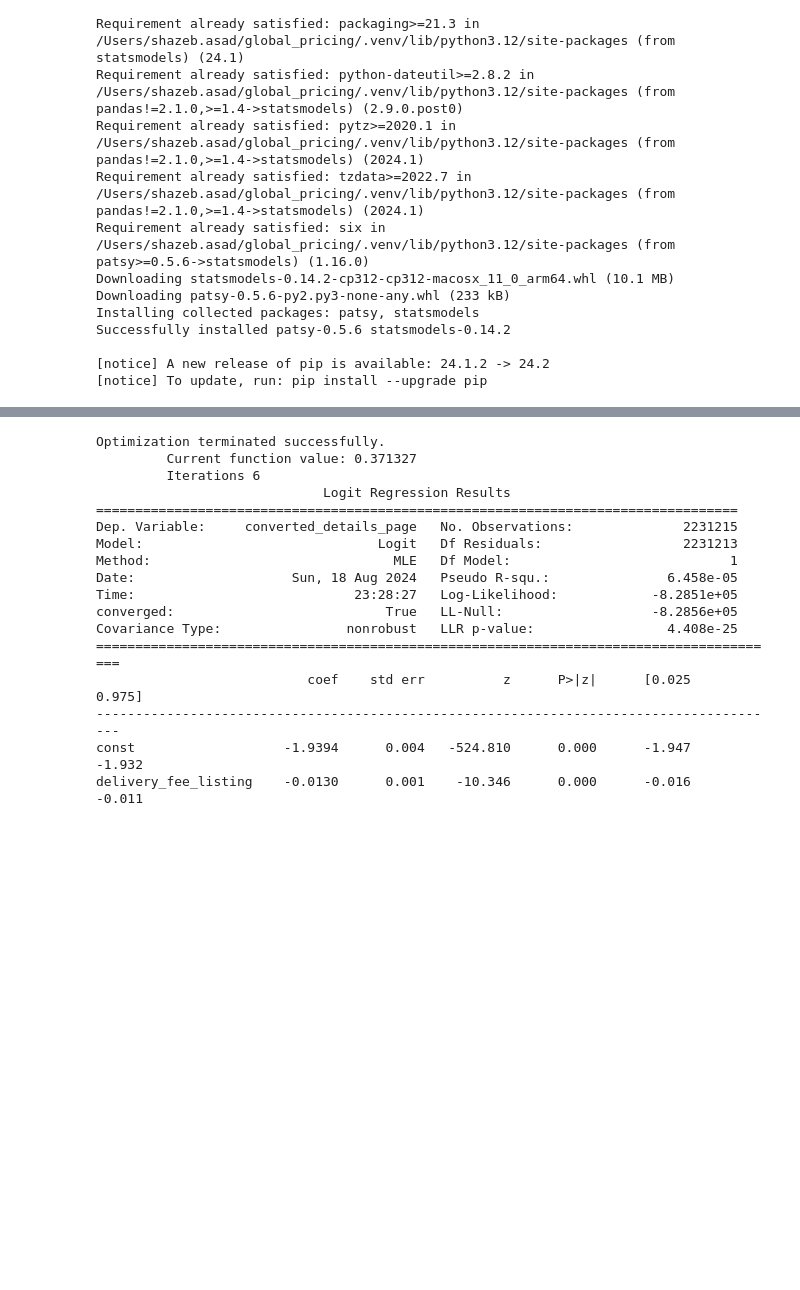
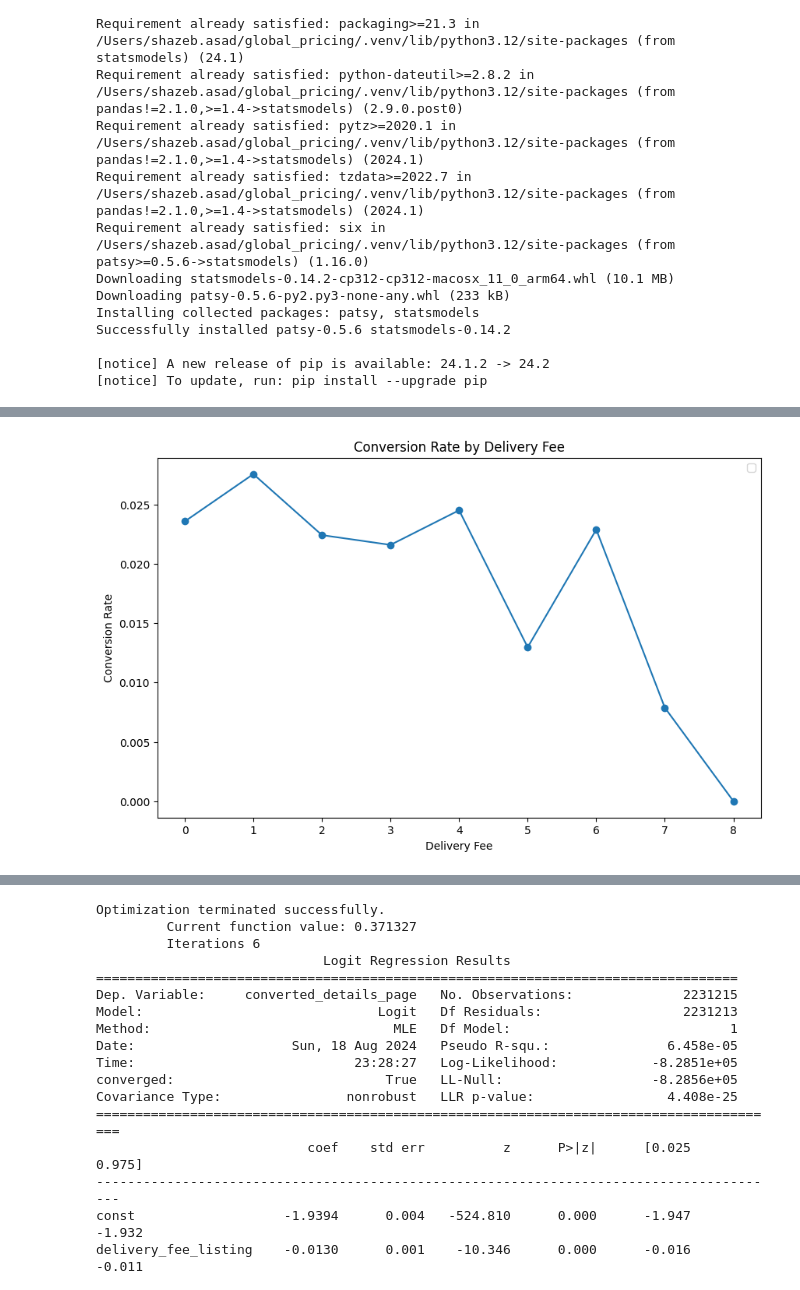
Before and after one commit to shazebasad-dh/https---github.com-deliveryhero-global_pricing, a Jupyter notebook: team/Shazeb/Impressions_data/analysis.ipynb, the cells around one changed output, grey strips where cells are left out. Drawn from its saved outputs; the diff is of its cells as text; code cells hidden in the pictures; blank space fills up the shorter version.

```diff
--- a/team/Shazeb/Impressions_data/analysis.ipynb
+++ b/team/Shazeb/Impressions_data/analysis.ipynb
@@ -122,21 +122,26 @@ def impression_details():
             ,session_key
             ,perseus_session_id
             ,shopId
+            ,category_id
             ,df_impressions
         from (
         SELECT  session_key
-                ,COALESCE(global_entity_id,json_value(eventVariables_json, "$.globalEntityId") ) AS global_entity_id
+                ,COALESCE(pe.global_entity_id,json_value(eventVariables_json, "$.globalEntityId") ) AS global_entity_id
                 ,platform AS platform
                 ,sessionId AS perseus_session_id
                 ,ROW_NUMBER() OVER (PARTITION BY session_key,shopId ORDER BY event_timestamp_local) row_num
                 ,COALESCE(shopId,json_value(eventVariables_json, "$.shopId") ) AS shopId
+                ,category.global_category_id category_id
                 ,coalesce(json_value(eventVariables_json, "$.vendorDeliveryFee"), json_value(eventVariables_json, "$.shopDeliveryFee")) df_raw
                 ,coalesce(CAST(NULLIF(REGEXP_EXTRACT(coalesce(json_value(eventVariables_json, "$.vendorDeliveryFee"), json_value(eventVariables_json, "$.shopDeliveryFee")),  r'([0-9]+\.?[0-9]*)'), '') AS FLOAT64),0) df_impressions
-        FROM `fulfillment-dwh-production.curated_data_shared_coredata_tracking.perseus_events`
+        FROM `fulfillment-dwh-production.curated_data_shared_coredata_tracking.perseus_events` pe
+        LEFT JOIN `fulfillment-dwh-production.curated_data_shared_coredata_business.vendors` v on v.vendor_id = COALESCE(shopId,json_value(eventVariables_json, "$.shopId") )
+        LEFT JOIN UNNEST(v.categories) AS category
         WHERE partition_date BETWEEN '2024-06-01' and '2024-06-03'
                 AND eventAction = 'shop_impressions.loaded'
                 AND screenType = 'shop_list'
-                AND global_entity_id IN ('MJM_AT')
+                AND pe.global_entity_id IN ('MJM_AT')
+                and category.is_main_category = True and category.global_category_id is not null
                 --AND session_key = "+1AKPADvqmx7KBN0FLfpxw=="
         )
         where row_num = 1
@@ -192,6 +197,7 @@ def impression_details():
             ,l.session_key
             ,l.perseus_session_id
             ,l.shopId
+            ,l.category_id
             ,l.df_impressions delivery_fee_listing
             ,sd.df_impressions delivery_fee_details
             ,o.df_impressions delivery_fee_order
@@ -359,0 +486,20 @@ details.groupby('session_key').agg({delivery_fee_listing})
+# %%
+details['rounded'] = details['delivery_fee_listing'].round(0)
+
+
+b = details.groupby('rounded').agg({'converted_order':'sum','shopId':'count'}).reset_index()
+
+
+b['conversion'] = b['converted_order'] / b['shopId']
+
+b = b[b['rounded'] <= 8]
+
+plt.figure(figsize=(10,6))
+plt.plot(b['rounded'], b['conversion'], marker='o')
+plt.xlabel('Delivery Fee')
+plt.ylabel('Conversion Rate')
+plt.title('Conversion Rate by Delivery Fee')
+plt.legend()
+plt.show()
+# %% [output]
+[figure, added]
```
Also changed, not shown: parts of 34 cells of this notebook, 2 other files.
